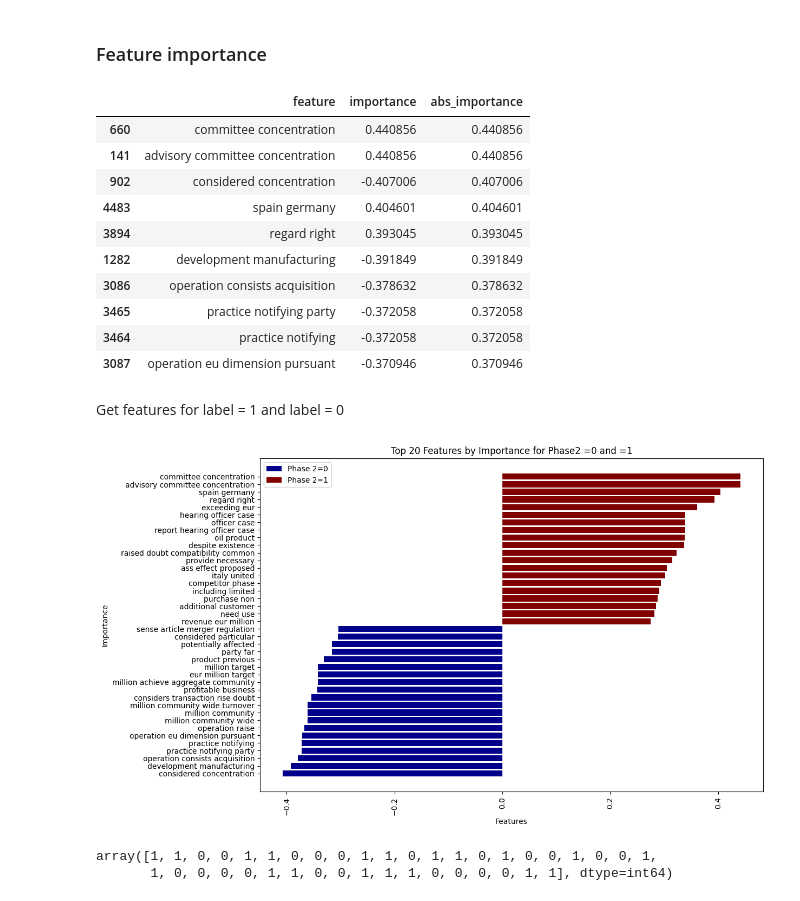
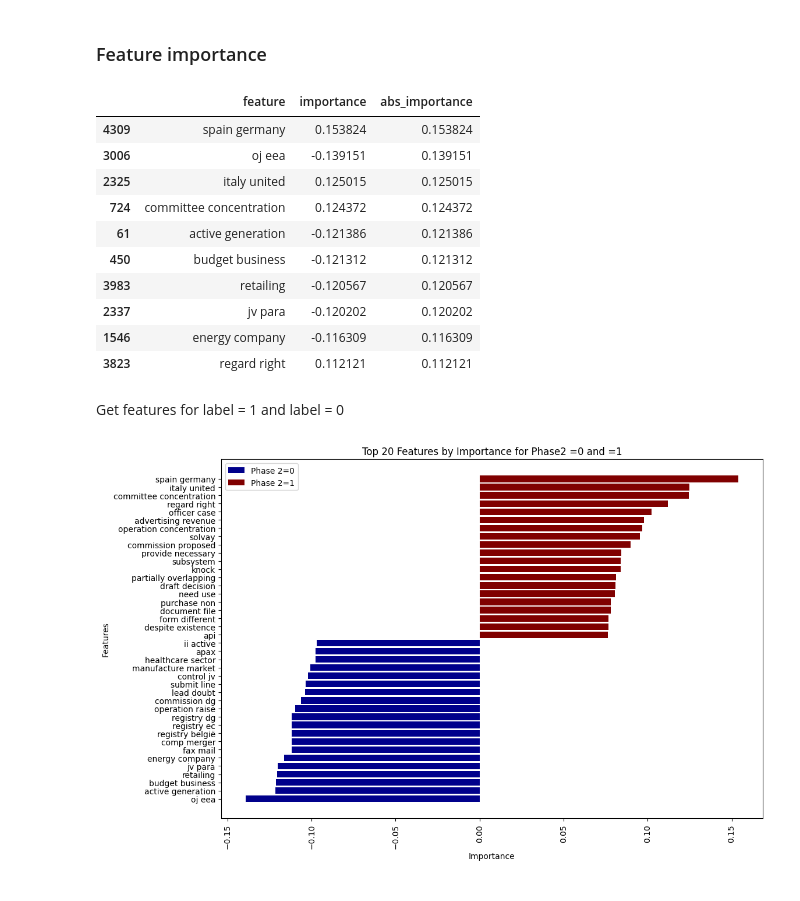
Before and after one commit to adellegia/predicting-merger-decision-outcomes, a Jupyter notebook: src/python/notebook/model_svm_p2.ipynb, the cells around one changed output. Drawn from its saved outputs; the diff is of its cells as text; code cells hidden in the pictures.

```diff
--- a/src/python/notebook/model_svm_p2.ipynb
+++ b/src/python/notebook/model_svm_p2.ipynb
@@ -44,7 +45,9 @@ get_feature_importance_cv, get_feature_importance, get_feature_importance10
 # %% [markdown]
 ### Load data
 # %%
-df = pd.read_json(r"../../../data/processed/pre-processed_2023_03_20.json")
+df = pd.read_json(r"../../../data/processed/pre-processed_2023_03_25.json")
+
+merger_info = pd.read_json(r"../../../data/processed/merger_info_2023_03_25.json")
 # %% [markdown]
 ### Balance data and split to train and test set
 # %%
@@ -79,3 +99,8 @@ Grouping df_excluded by case_num with len: 1386
+# %%
+df_train_grouped = pd.merge(df_train_grouped, merger_info, how='left', left_on=['case_num', 'article_new'], right_on=['case_code', 'article'])
+df_test_grouped = pd.merge(df_test_grouped, merger_info, how='left', left_on=['case_num', 'article_new'], right_on=['case_code', 'article'])
+df_test1_grouped = pd.merge(df_test1_grouped, merger_info, how='left', left_on=['case_num', 'article_new'], right_on=['case_code', 'article'])
+df_excluded_grouped = pd.merge(df_excluded_grouped, merger_info, how='left', left_on=['case_num', 'article_new'], right_on=['case_code', 'article'])
 # %%
 X_train, y_train, X_test, y_test, X_test1, y_test1, X_test2, y_test2 = create_feature_label(df_train_grouped, df_test_grouped, df_test1_grouped, df_excluded_grouped)
 # %% [markdown]
@@ -229,8 +287,8 @@ for param_name in sorted(parameters.keys()):
         tfidf__norm: 'l2'
         tfidf__use_idf: False
 # %%
-vec = ('wordvec', TfidfVectorizer(analyzer = 'word', max_features=5000, stop_words='english', ngram_range = (2,4), binary = True, max_df = 0.05, norm = 'l2', use_idf = False))
-c = 1
+vec = ('wordvec', TfidfVectorizer(analyzer = 'word', max_features=5000, stop_words='english', ngram_range = (1,2), binary = True, max_df = 0.05, norm = 'l2', use_idf = False))
+c = 0.1
 # solver = 'liblinear'
 model=LinearSVC(C=c)
 # %%
@@ -340,16 +461,16 @@ df_features_train, feature_importance, feature_names = get_feature_importance(tr
 df_features_train.head(10)
 # %% [output]
 |  | feature | importance | abs_importance |
-| 660 | committee concentration | 0.440856 | 0.440856 |
-| 141 | advisory committee concentration | 0.440856 | 0.440856 |
-| 902 | considered concentration | -0.407006 | 0.407006 |
-| 4483 | spain germany | 0.404601 | 0.404601 |
-| 3894 | regard right | 0.393045 | 0.393045 |
-| 1282 | development manufacturing | -0.391849 | 0.391849 |
-| 3086 | operation consists acquisition | -0.378632 | 0.378632 |
-| 3465 | practice notifying party | -0.372058 | 0.372058 |
-| 3464 | practice notifying | -0.372058 | 0.372058 |
-| 3087 | operation eu dimension pursuant | -0.370946 | 0.370946 |
+| 4309 | spain germany | 0.153824 | 0.153824 |
+| 3006 | oj eea | -0.139151 | 0.139151 |
+| 2325 | italy united | 0.125015 | 0.125015 |
+| 724 | committee concentration | 0.124372 | 0.124372 |
+| 61 | active generation | -0.121386 | 0.121386 |
+| 450 | budget business | -0.121312 | 0.121312 |
+| 3983 | retailing | -0.120567 | 0.120567 |
+| 2337 | jv para | -0.120202 | 0.120202 |
+| 1546 | energy company | -0.116309 | 0.116309 |
+| 3823 | regard right | 0.112121 | 0.112121 |
 # %%
 # df_features_train['abs_importance'] = abs(df_features_train['importance'])
 # df_features_train = df_features_train.sort_values(by='abs_importance', ascending=False)
@@ -368,23 +489,23 @@ df_features_train1, df_features_train0 = get_feature_importance10(df_features_tr
 # %%
 # Sort the features by absolute importance for label=1
 df_features_train1 = df_features_train1.sort_values(by='abs_importance', ascending=False)
 df_features_train1_top10 = df_features_train1.nlargest(20, 'abs_importance')
 df_features_train1_top10 = df_features_train1_top10.sort_values('importance', ascending=True)
 
 # Sort the features by absolute importance for label=0
 df_features_train0 = df_features_train0.sort_values(by='abs_importance', ascending=False)
 df_features_train0_top10 = df_features_train0.nlargest(20, 'abs_importance')
 
 # Create a combined bar chart
 fig, ax = plt.subplots(figsize=(12, 8))
 ax.barh(df_features_train0_top10['feature'], df_features_train0_top10['importance'], color='darkblue', label='Phase 2=0')
 ax.barh(df_features_train1_top10['feature'], df_features_train1_top10['importance'], color='maroon', label='Phase 2=1')
-ax.set_xlabel('Features')
-ax.set_ylabel('Importance')
+ax.set_xlabel('Importance')
+ax.set_ylabel('Features')
 ax.set_title('Top 20 Features by Importance for Phase2 =0 and =1')
 ax.legend()
 plt.xticks(rotation=90)
 plt.show()
 # %% [output]
-[figure, old version]
+[figure, new version]
 # %%
@@ -392,5 +512,0 @@ df_features_train.to_excel('../../../output/tables/features_svm_train_full_p2_v2
-# %%
-y_predict_test1
-# %% [output]
-array([1, 1, 0, 0, 1, 1, 0, 0, 0, 1, 1, 0, 1, 1, 0, 1, 0, 0, 1, 0, 0, 1,
-       1, 0, 0, 0, 0, 1, 1, 0, 0, 1, 1, 1, 0, 0, 0, 0, 1, 1], dtype=int64)
```
Also changed, not shown: parts of 34 cells of this notebook, 2 other files.
